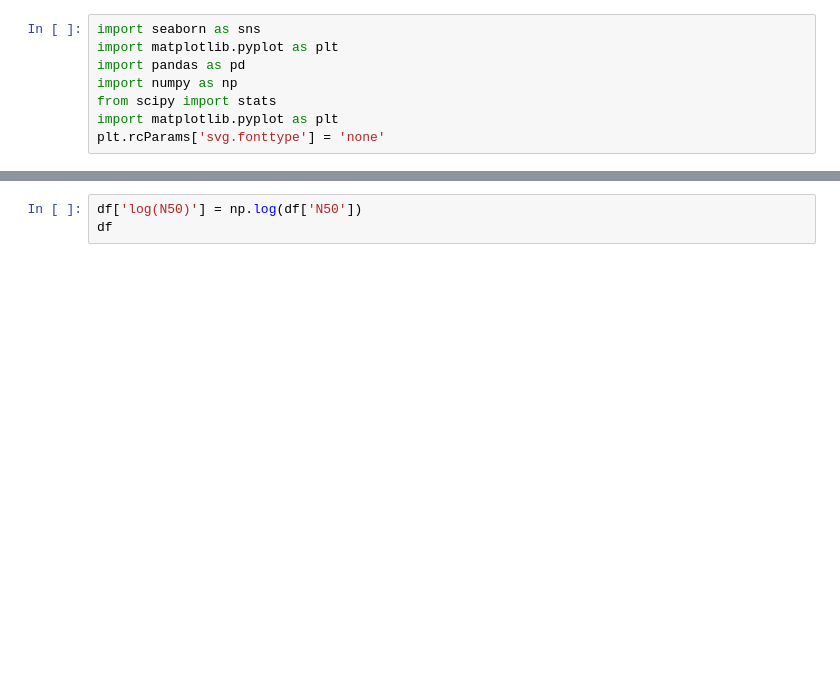
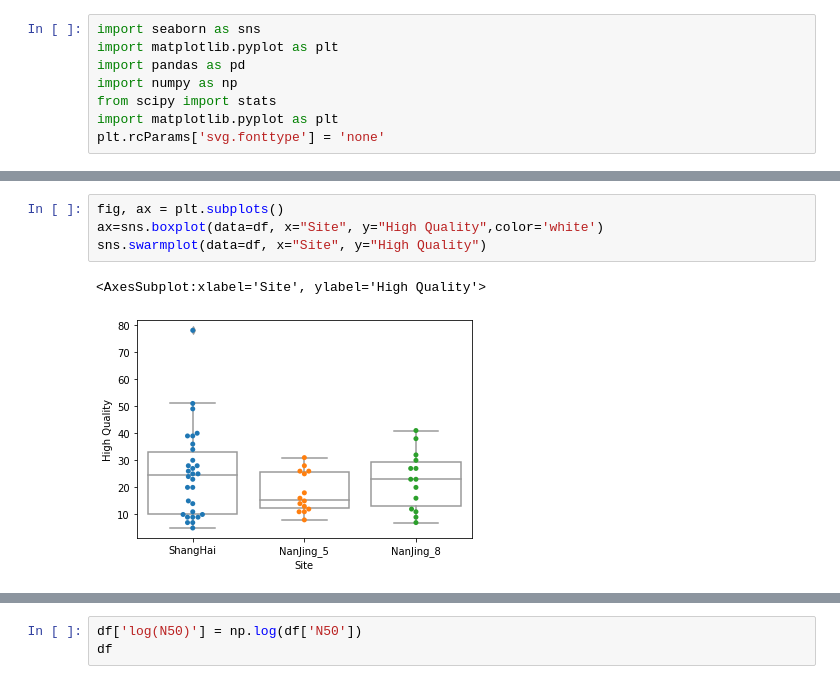
Before and after one commit to BigDataBiology/Duan2026_urban_soil, a Jupyter notebook: analysis/analysis.ipynb, the cells around one changed output, grey strips where cells are left out. Drawn from its saved outputs; the diff is of its cells as text; blank space fills up the shorter version.

```diff
--- a/analysis/soil_analysis.ipynb
+++ b/analysis/analysis.ipynb
@@ -261,0 +166,7 @@ plt.savefig(r'D:\soil\manuscript\draft\mine\complete_contam.svg')
+# %%
+fig, ax = plt.subplots()
+ax=sns.boxplot(data=df, x="Site", y="High Quality",color='white')
+sns.swarmplot(data=df, x="Site", y="High Quality")
+# %% [output]
+<AxesSubplot:xlabel='Site', ylabel='High Quality'>
+[figure, added]
```
Also changed, not shown: parts of 83 cells of this notebook, 2 other files.
